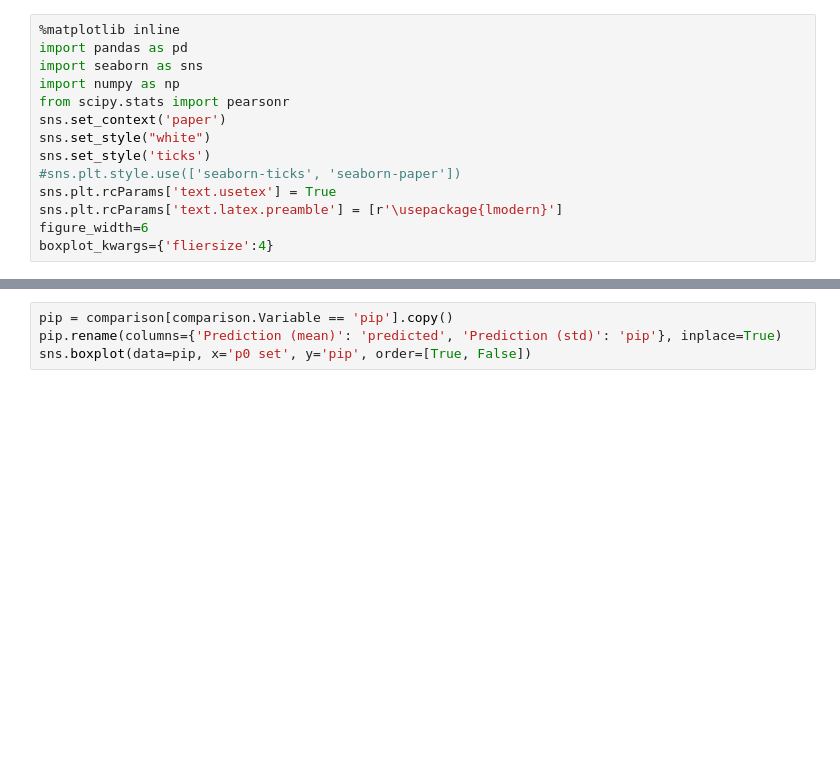
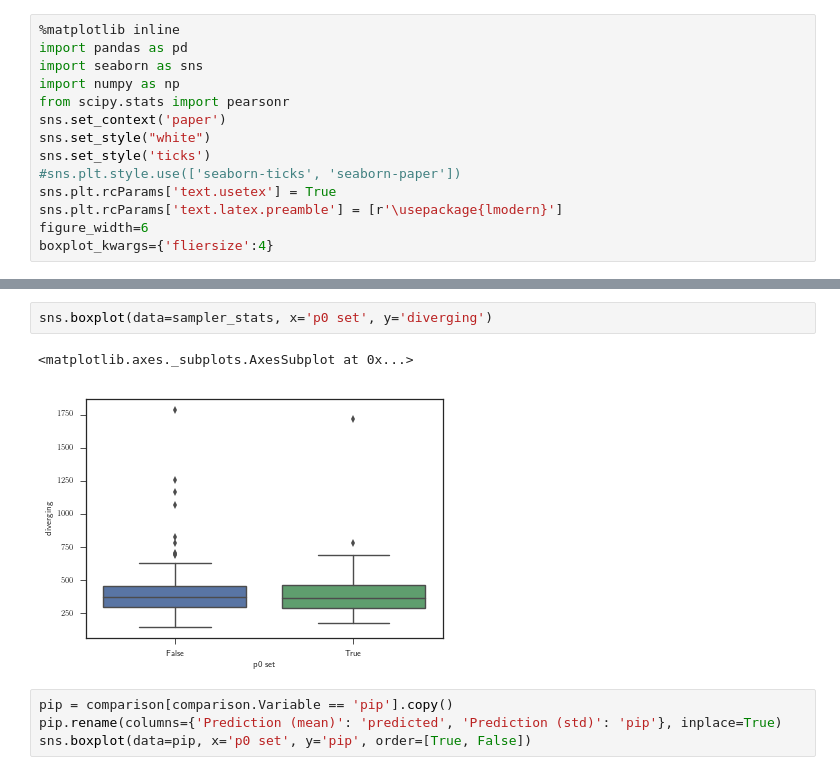
Before and after one commit to ExpectationMax/HorseshoeDMRegression, a Jupyter notebook: MasterThesisPlots/Compare_variable_selection.ipynb, the cells around one changed output, grey strips where cells are left out. Saved outputs shown, nothing was run; the diff lists cells and outputs as text; blank space fills up the shorter version.

```diff
--- a/MasterThesisPlots/Compare_variable_selection.ipynb
+++ b/MasterThesisPlots/Compare_variable_selection.ipynb
@@ -33,3 +57,8 @@ model_parameters
+# %%
+sns.boxplot(data=sampler_stats, x='p0 set', y='diverging')
+# %% [output]
+<matplotlib.axes._subplots.AxesSubplot at 0x...>
+[figure, added]
 # %%
 pip = comparison[comparison.Variable == 'pip'].copy()
 pip.rename(columns={'Prediction (mean)': 'predicted', 'Prediction (std)': 'pip'}, inplace=True)
```
Also changed, not shown: parts of 5 cells of this notebook, 4 other files.
